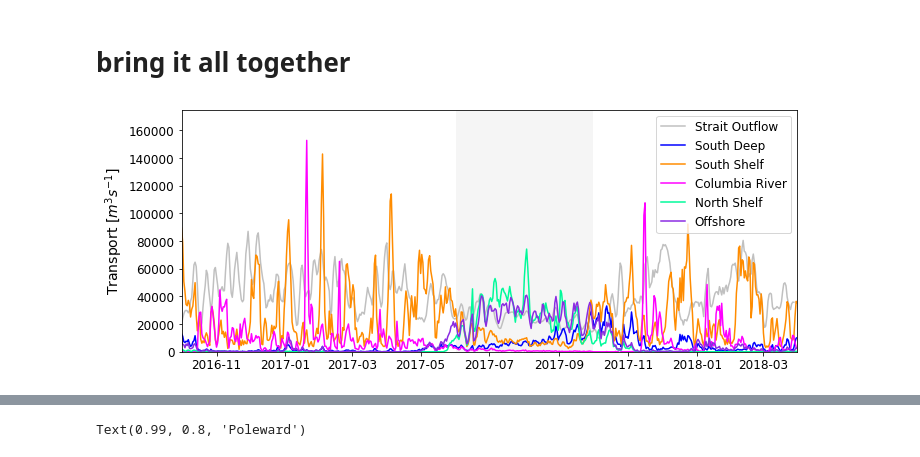
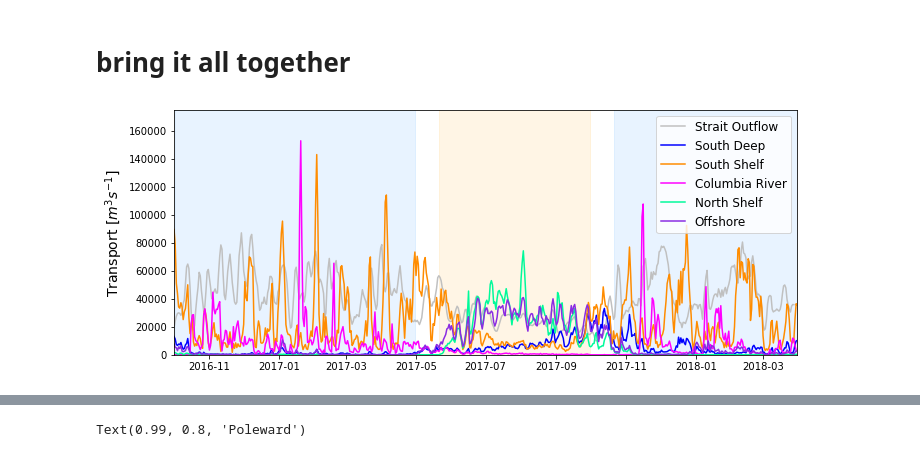
Before and after one commit to UBC-MOAD/analysis-becca, a Jupyter notebook: Ariane/offshoreCalcs_Huyer.ipynb, the cells around one changed output, grey strips where cells are left out. Cells and saved outputs as stored; diff of their text form; code cells hidden in the pictures.

```diff
--- a/Ariane/offshoreCalcs_Huyer.ipynb
+++ b/Ariane/offshoreCalcs_Huyer.ipynb
@@ -529,10 +536,25 @@ start = [h+24*i for i in range(182)]
 south_shallow17 = [np.sum(mydata.final_transp[np.logical_or((mydata.final_section==Sshelf),(mydata.final_section==Sslope)) & (mydata.final_x > offcut) & (mydata.final_depth > shallow) & (mydata.final_salt >= saltdiv) & (mydata.final_salt < sdiv) & (mydata.init_t >= start[i]) & (mydata.init_t <= start[i]+23)])/24 for i in range(len(start))]
 
 south_shallow = np.append(np.append(south_shallow16, south_shallowS), south_shallow17)
-# %%
-def running_mean(x, N):
-    cumsum = np.cumsum(np.insert(x, 0, 0))
-    return (cumsum[N:] - cumsum[:-N]) / float(N)
+# %%
+def running_mean(x, N):
+    # cumsum = np.cumsum(np.insert(x, 0, 0))
+    # return (cumsum[N:] - cumsum[:-N]) / float(N)
+
+    # Compute the cumulative sum while ignoring NaNs.
+    cumsum = np.nancumsum(np.insert(x, 0, 0))
+    # Create a boolean array where True represents non-NaN elements.
+    non_nan = np.insert(~np.isnan(x), 0, 0)
+    # Compute the cumulative count of non-NaN elements.
+    count = np.cumsum(non_nan)
+
+    # Calculate the total sum for each window.
+    total_sum = cumsum[N:] - cumsum[:-N]
+    # Calculate the count of non-NaN elements in each window.
+    valid_count = count[N:] - count[:-N]
+
+    # Use np.divide to safely divide, turning 0/0 into NaN instead of raising an error.
+    return np.divide(total_sum, valid_count, out=np.zeros_like(total_sum), where=valid_count!=0)
 # %%
 N = 4
 loop_avg = running_mean(loop, N)
@@ -541,25 +563,28 @@ dates = [dt.datetime(2016,10,1)+dt.timedelta(days=i) for i in range(len(cuc))]
 # %%
 fig, ax = plt.subplots(1,1, figsize=(10,4))
 plt.rcParams['font.size'] = 12
 ax.plot(dates[:-(N-1)], loop_avg, label = "Strait Outflow", c='silver')
 # ax.plot(dates, loop, label = "Strait Outflow", c='silver')
-ax.plot(dates, cuc, label = "South Deep", c='b')
-ax.plot(dates, south, label = "South Shelf", c='darkorange')
-ax.plot(dates, fresh, label = "Columbia River", c='magenta')
-ax.plot(dates, north, label = "North Shelf", c='mediumspringgreen')
-ax.plot(dates, offshore, label = "Offshore", c='blueviolet')
+ax.plot(dates, cuc, label = "South Deep", c='b',zorder=2)
+ax.plot(dates, south, label = "South Shelf", c='darkorange',zorder=2)
+ax.plot(dates, fresh, label = "Columbia River", c='magenta',zorder=2)
+ax.plot(dates, north, label = "North Shelf", c='mediumspringgreen',zorder=2)
+ax.plot(dates, offshore, label = "Offshore", c='blueviolet',zorder=2)
 ax.legend(loc='upper right')
 ax.set_ylabel('Transport [$m^{3}s^{-1}$]',fontsize=14)
 # ax.set_ylim([0,55000]);
 ax.set_ylim([0,175000])
 ax.set_xlim([dates[0],dates[-1]])
 
-ax.fill_between(np.array(dates), 0,200000, where=(np.array(dates)<=dates[364])&(np.array(dates)>dates[242]), color='whitesmoke')
+ax.fill_between(np.array(dates), 0,200000, where=(np.array(dates)<=dt.datetime(year=2017,month=9,day=30))&(np.array(dates)>dt.datetime(year=2017,month=5,day=20)), color='orange',alpha=0.1,zorder=0)
+ax.fill_between(np.array(dates), 0,200000, where=(np.array(dates)<=dt.datetime(year=2018,month=3,day=31))&(np.array(dates)>dt.datetime(year=2017,month=10,day=20)), color='dodgerblue',alpha=0.1,zorder=0)
+ax.fill_between(np.array(dates), 0,200000, where=(np.array(dates)<=dt.datetime(year=2017,month=4,day=30))&(np.array(dates)>dt.datetime(year=2016,month=10,day=1)), color='dodgerblue',alpha=0.1,zorder=0)
+
 
 plt.tight_layout()
 # plt.savefig("./figures/dailyWMtoJRT.pdf")
 # %% [output]
-[figure, old version]
+[figure, new version]
 # %%
 cols = ['#YY', 'MM', 'DD', 'hh', 'mm', 'WDIR', 'WSPD','GST']
 wind = pd.read_csv('lapush.csv', usecols=cols, sep=",", header=0).drop(0)
```
Also changed, not shown: parts of 40 cells of this notebook, 2 other files.
